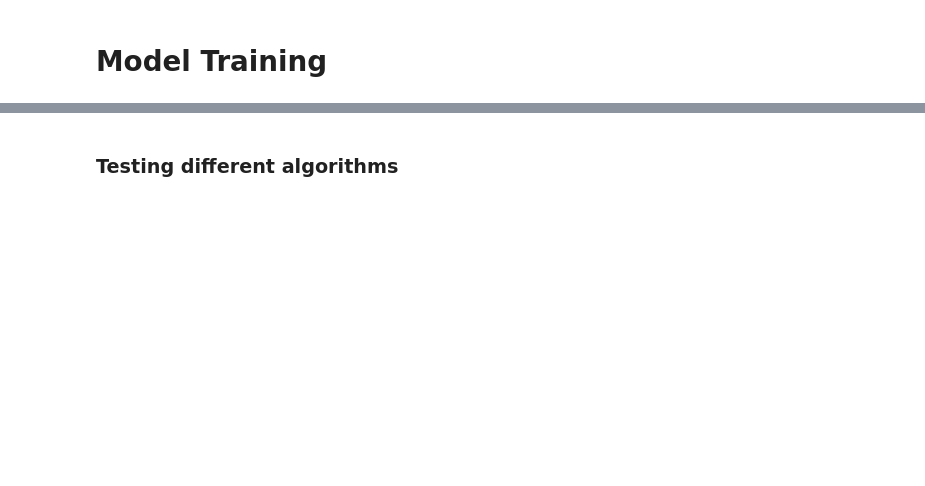
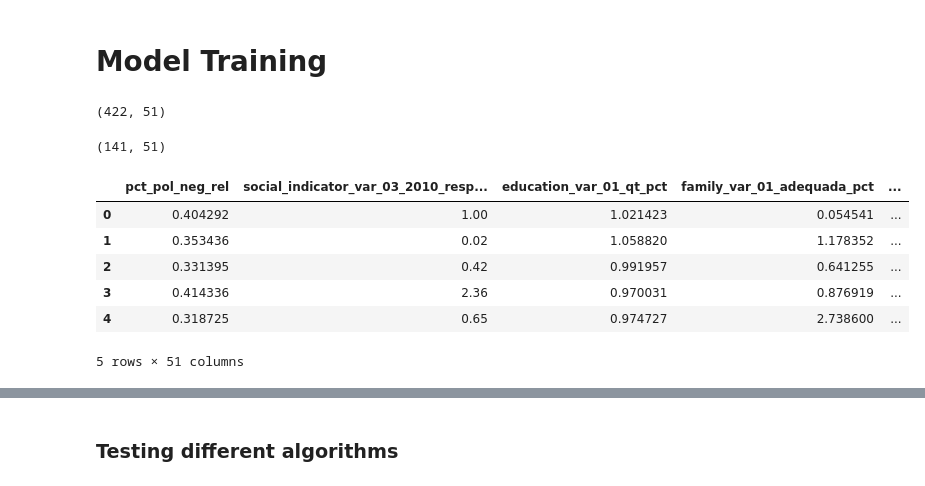
Before and after one commit to lucasbruscato/Master, a Jupyter notebook: 3_model/03_model_training.ipynb, the cells around one changed output, grey strips where cells are left out. Saved outputs shown, nothing was run; the diff lists cells and outputs as text; code cells hidden in the pictures; blank space fills up the shorter version.

```diff
--- a/3_model/03_model_training.ipynb
+++ b/3_model/03_model_training.ipynb
@@ -25,6 +25,24 @@ training_dataset = pd.read_csv('../2_database/data_processing/02_03_training_dat
 
 validation_dataset = pd.read_csv('../2_database/data_processing/02_03_validation_dataset.csv',
                                  sep=';')
+# %%
+training_dataset.shape
+# %% [output]
+(422, 51)
+# %%
+validation_dataset.shape
+# %% [output]
+(141, 51)
+# %%
+training_dataset.head()
+# %% [output]
+|  | pct_pol_neg_rel | social_indicator_var_03_2010_resp... | education_var_01_qt_pct | family_var_01_adequada_pct | ... |
+| 0 | 0.404292 | 1.00 | 1.021423 | 0.054541 | ... |
+| 1 | 0.353436 | 0.02 | 1.058820 | 1.178352 | ... |
+| 2 | 0.331395 | 0.42 | 0.991957 | 0.641255 | ... |
+| 3 | 0.414336 | 2.36 | 0.970031 | 0.876919 | ... |
+| 4 | 0.318725 | 0.65 | 0.974727 | 2.738600 | ... |
+5 rows × 51 columns
 # %%
 print("Training and Validation size: " + str(training_dataset.shape) + " / " + str(validation_dataset.shape))
 # %% [output]
```
Also changed, not shown: parts of 12 cells of this notebook, 5 other files.
